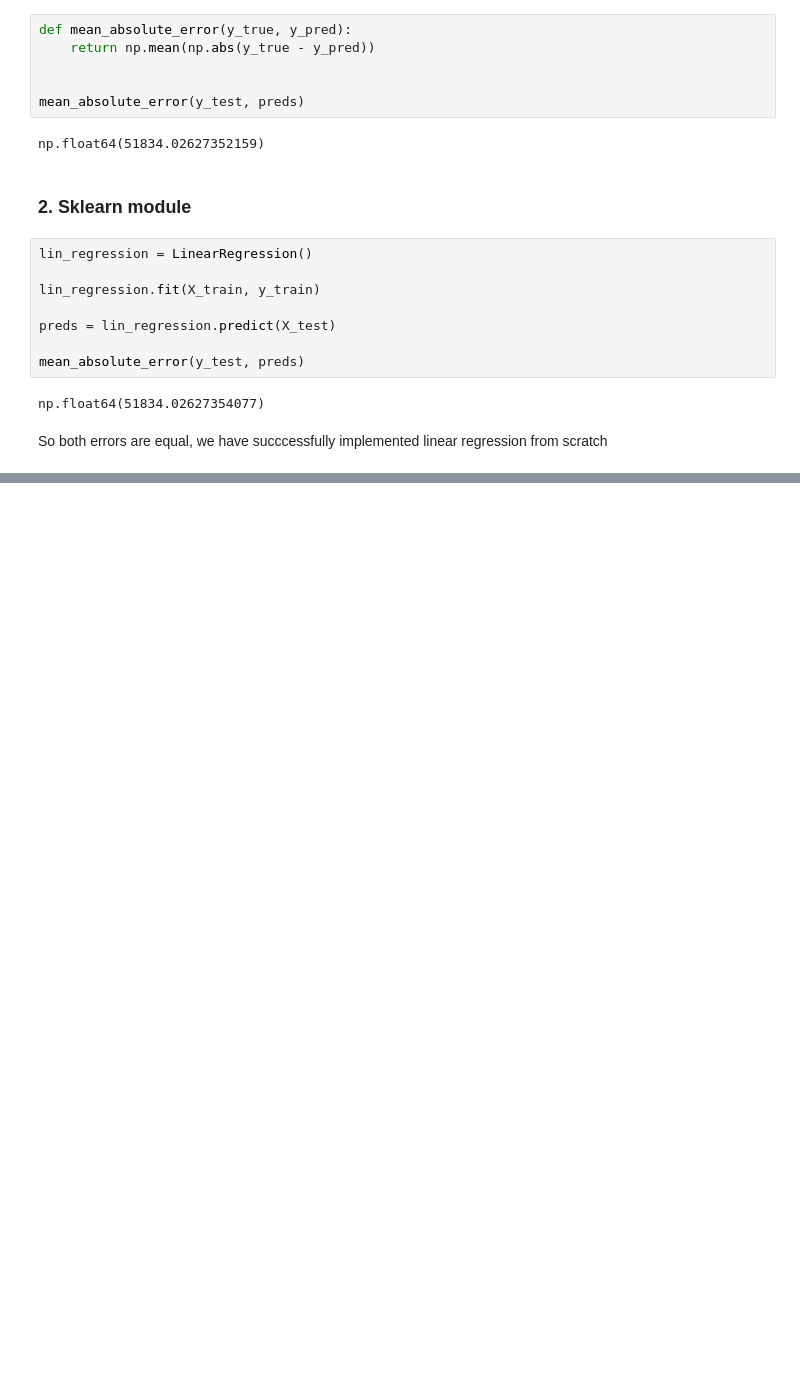
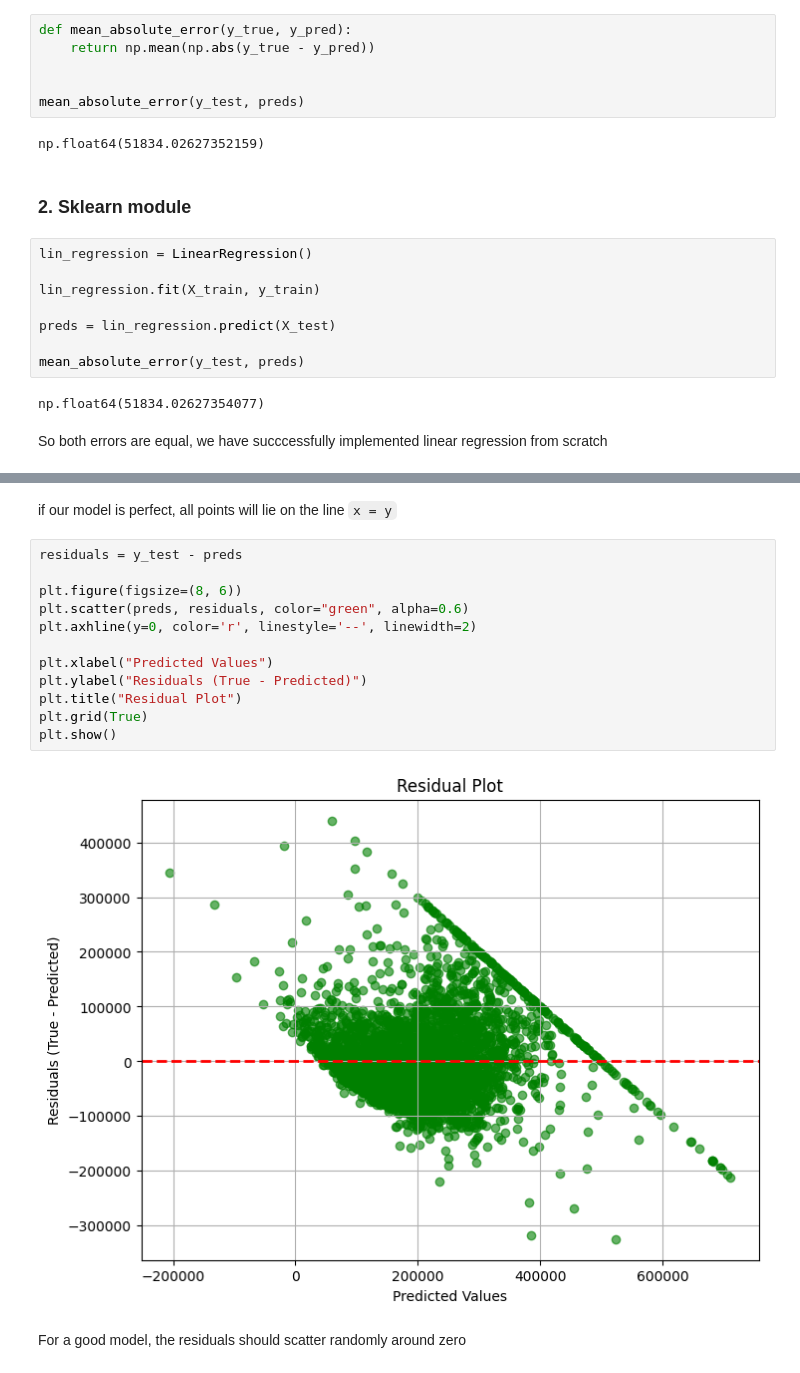
Before and after one commit to amulyaprasanth/ml_from_scratch, a Jupyter notebook: linear_regression.ipynb, the cells around one changed output, grey strips where cells are left out. Drawn from its saved outputs; the diff is of its cells as text; blank space fills up the shorter version.

```diff
--- a/linear_regression.ipynb
+++ b/linear_regression.ipynb
@@ -152,0 +180,18 @@ So both errors are equal, we have succcessfully implemented linear regression fr
+# %% [markdown]
+if our model is perfect, all points will lie on the line `x = y`
+# %%
+residuals = y_test - preds
+
+plt.figure(figsize=(8, 6))
+plt.scatter(preds, residuals, color="green", alpha=0.6)
+plt.axhline(y=0, color='r', linestyle='--', linewidth=2)
+
+plt.xlabel("Predicted Values")
+plt.ylabel("Residuals (True - Predicted)")
+plt.title("Residual Plot")
+plt.grid(True)
+plt.show()
+# %% [output]
+[figure, added]
+# %% [markdown]
+For a good model, the residuals should scatter randomly around zero
```
Also changed, not shown: parts of 4 cells of this notebook, 3 other files.
